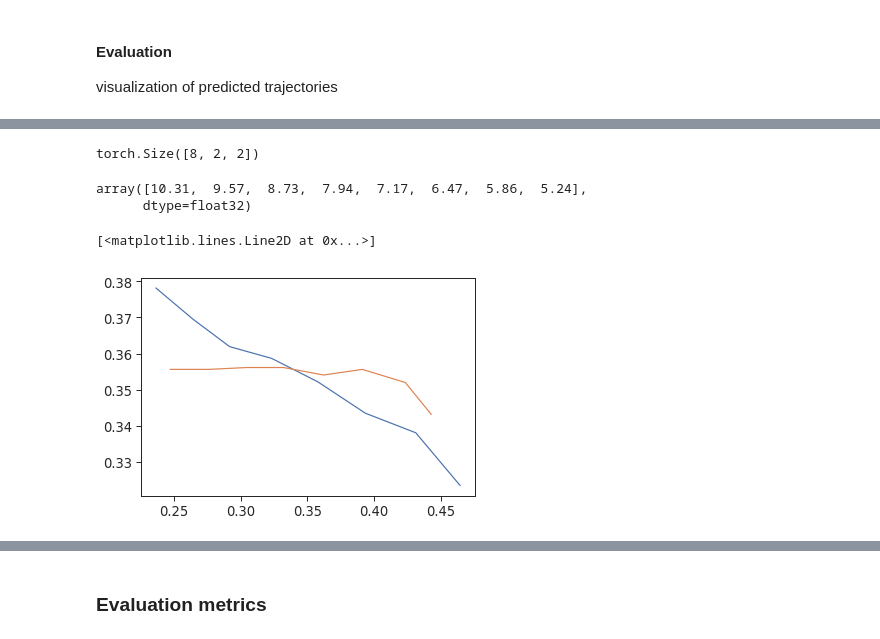
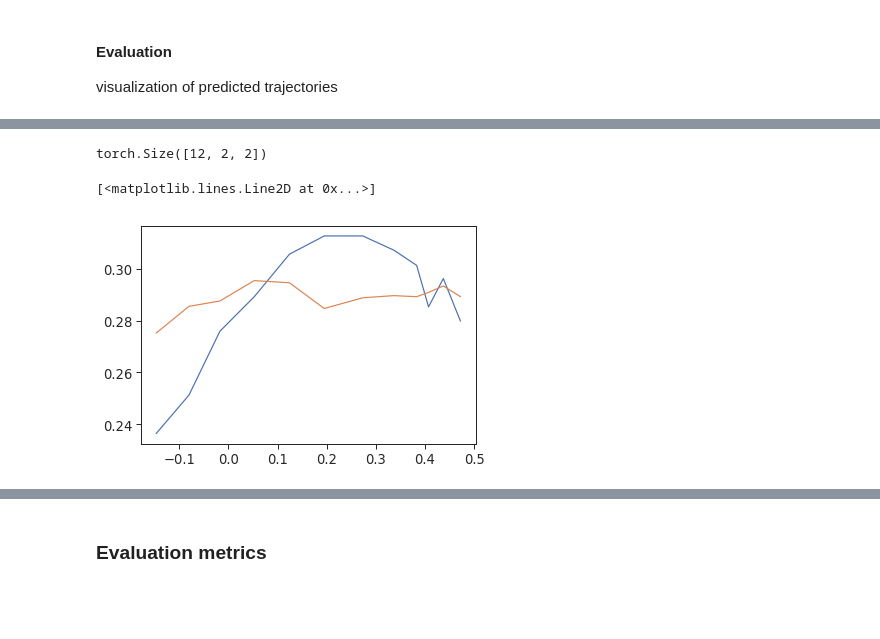
Before and after one commit to lappalainenj/mapsgan, a Jupyter notebook: examples/jkoal_01_toymodelTest.ipynb, the cells around one changed output, grey strips where cells are left out. Cells and saved outputs as stored; diff of their text form; code cells hidden in the pictures; blank space fills up the shorter version.

```diff
--- a/examples/jkoal_01_toymodelTest.ipynb
+++ b/examples/jkoal_01_toymodelTest.ipynb
@@ -25,11 +29,11 @@ dataset, trainloader = data_loader(in_len=8,
                                    batch_size=64,
                                    num_workers=1,
                                    path=experiment.test_dir,
-                                   shuffle=False,
-                                   normalize=False)
+                                  shuffle=False)
 # %%
-generator = ToyGenerator(in_len=8, out_len=12)
+generator = ToyGenerator(in_len=8, out_len=12, noise_dim=(10,), decoder_h_dim=74)
 discriminator = ToyDiscriminator()
+generator.load_state_dict(torch.load('generator_noise'))
 # %%
 solver = Solver(generator, discriminator,
                 loss_fns={'norm': nn.L1Loss, 'gan': nn.BCEWithLogitsLoss},
@@ -73,2 +93,4 @@ xy_in = output['xy_in']
+# %%
+xy_out = output['xy_out']
 # %%
-M = torch.Tensor(xy_in[0])
+M = torch.tensor(xy_out[0])
@@ -75,17 +103,12 @@ M = torch.Tensor(xy_in[0])
 # %%
 M.shape
 # %% [output]
-torch.Size([8, 2, 2])
+torch.Size([12, 2, 2])
 # %%
 X = M/M.norm(dim=0, keepdim=True)
-# %%
-np.array(M[:, 0, 0])
-# %% [output]
-array([10.31,  9.57,  8.73,  7.94,  7.17,  6.47,  5.86,  5.24],
-      dtype=float32)
 # %%
-plt.plot(np.array(X[:, 0, 0]), np.array(X[:, 0, 1]))
-plt.plot(np.array(X[:, 1, 0]), np.array(X[:, 1, 1]))
+plt.plot(X[:, 0, 0].numpy(), X[:, 0, 1].numpy())
+plt.plot(X[:, 0, 0].numpy(), X[:, 1, 1].numpy())
 # %% [output]
 [<matplotlib.lines.Line2D at 0x...>]
-[figure, old version]
+[figure, new version]
```
Also changed, not shown: parts of 12 cells of this notebook, 8 other files.
